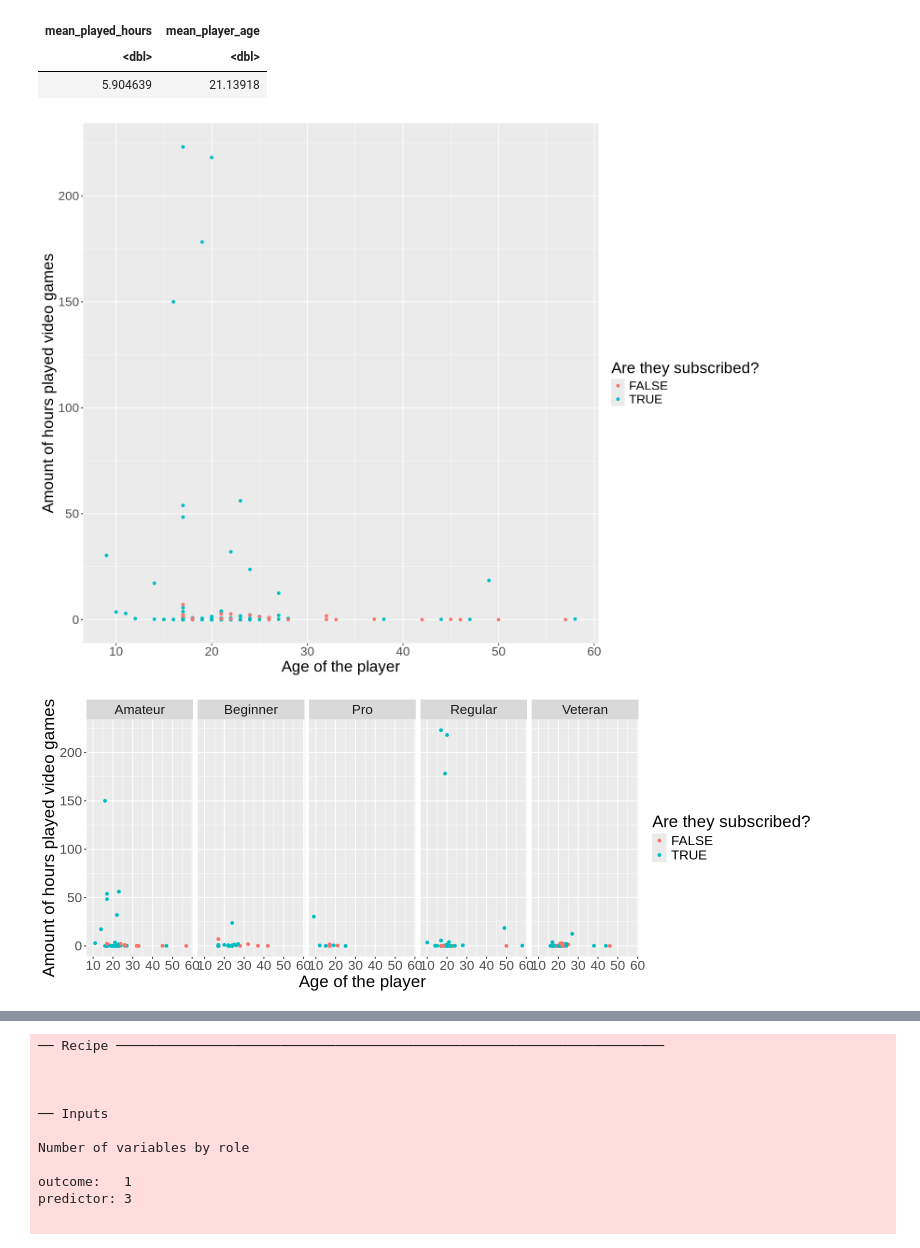
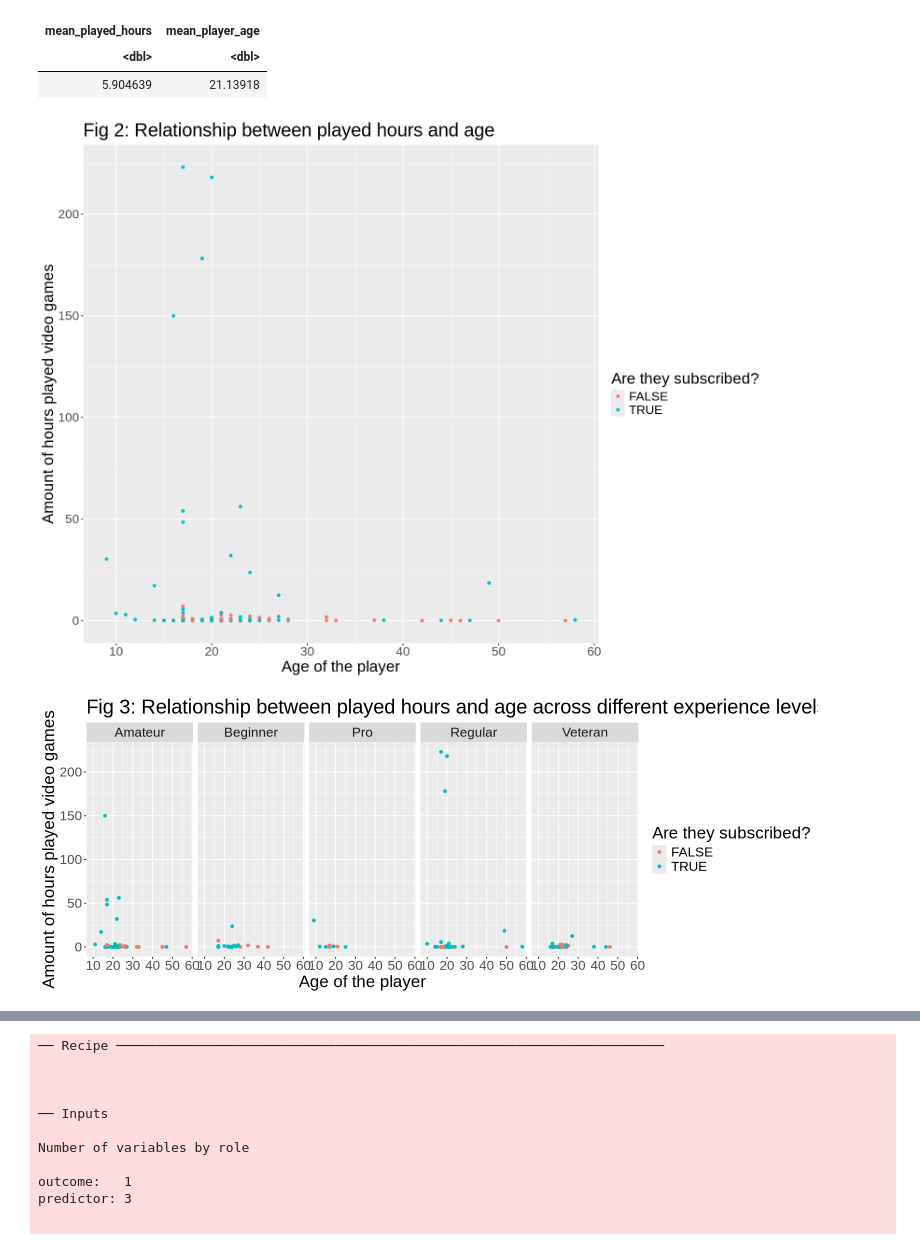
Before and after one commit to msyr125/DSCI-100-GROUP-PROJECT, a Jupyter notebook: final_report.ipynb, the cells around one changed output, grey strips where cells are left out. Cells and saved outputs as stored; diff of their text form; code cells hidden in the pictures.

```diff
--- a/final_report.ipynb
+++ b/final_report.ipynb
@@ -266,21 +269,22 @@ A tibble: 1 × 2
 options(repr.plot.width = 13, repr.plot.height = 10)
 played_hrs_vs_age <- ggplot(tidy_players, aes(x = Age, y = played_hours, color = subscribe)) +
     geom_point() +
-    labs(x = "Age of the player", y = "Amount of hours played video games", color = "Are they subscribed?") +
+    labs(x = "Age of the player", y = "Amount of hours played video games", color = "Are they subscribed?", title = "Fig 2: Relationship between played hours and age") +
     theme(text = element_text(size = 20))
 played_hrs_vs_age
 # %% [output]
-[figure, old version]
+[figure, new version]
 # %%
 options(repr.plot.width = 13, repr.plot.height = 5)
 played_hrs_vs_age <- ggplot(tidy_players, aes(x = Age, y = played_hours, color = subscribe)) +
     geom_point() +
     facet_grid(~ experience) +
-    labs(x = "Age of the player", y = "Amount of hours played video games", color = "Are they subscribed?") +
+    labs(x = "Age of the player", y = "Amount of hours played video games", color = "Are they subscribed?",
+         title = "Fig 3: Relationship between played hours and age across different experience levels") +
     theme(text = element_text(size = 20))
 played_hrs_vs_age
 # %% [output]
-[figure, old version]
+[figure, new version]
 # %%
 options(repr.plot.height = 10, repr.plot.width = 13)
 
```
Also changed, not shown: parts of 6 cells of this notebook.
